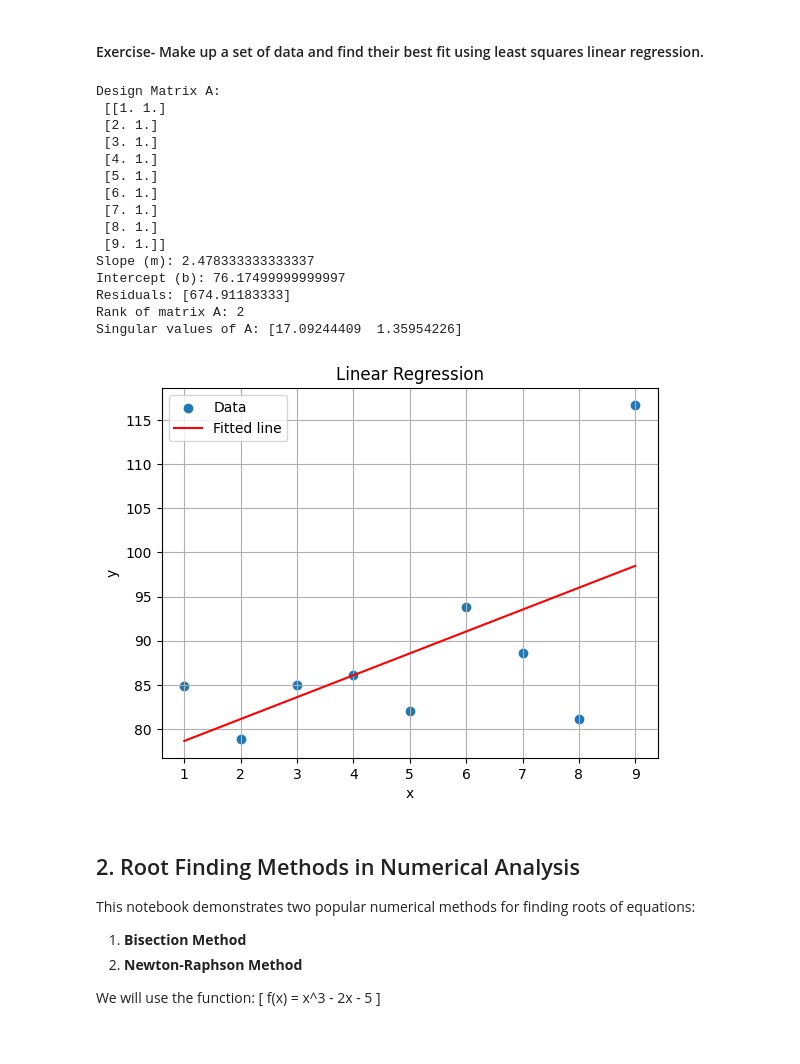
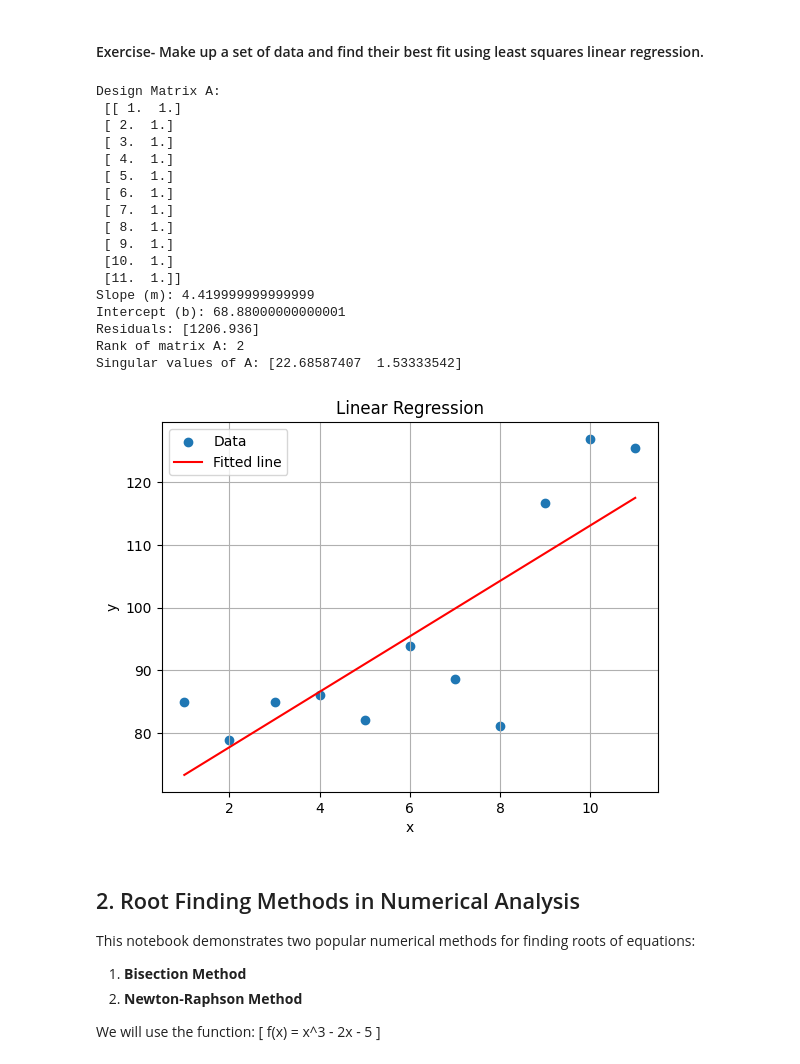
Before and after one commit to JakeC05/Engineering-Methods, a Jupyter notebook: Lecture 9 Basic_Numerical_Methods.ipynb, the cells around one changed output. Cells and saved outputs as stored; diff of their text form; code cells hidden in the pictures.

```diff
--- a/Lecture 9 Basic_Numerical_Methods.ipynb
+++ b/Lecture 9 Basic_Numerical_Methods.ipynb
@@ -77,51 +77,53 @@ Singular values of A: [7.69121313 0.91936964]
 #### Exercise- Make up a set of data and find their best fit using least squares linear regression.
 # %%
 # Your code here
-x = np.array([1, 2, 3, 4, 5,6,7,8,9])
-y = np.array([84.9,78.9,85,86.1,82,93.8,88.6,81.1,116.7])
+x = np.array([1, 2, 3, 4, 5,6,7,8,9,10,11])
+y = np.array([84.9,78.9,85,86.1,82,93.8,88.6,81.1,116.7,126.9,125.4])
 
 # Step 2: Build matrix A: Each row represents the linear model y=mx+c.
 A = np.vstack([x, np.ones(len(x))]).T # Stack x and a column of ones and then transpose it
 print ("Design Matrix A:\n", A) # The first column is the value of x. The second column is always 1, which allows us to solve for the intercept c.
 
 # Step 3: Fit line using least squares- it solves for the slope m and intercept c of the best-fit line
 # np.linalg.lstsq returns a tuple (coeffs, residuals, rank, s), so unpack accordingly.
 coeffs, residuals, rank, s = np.linalg.lstsq(A, y, rcond=None)
 m = coeffs[0]
 b = coeffs[1]
 
 # Step 4: Output the results and plot them
 print("Slope (m):", m)
 print("Intercept (b):", b)
 print("Residuals:", residuals)
 print("Rank of matrix A:", rank)
 print("Singular values of A:", s)
 
 plt.scatter(x, y, label='Data')
 plt.plot(x, m*x + b, 'r', label='Fitted line')
 plt.legend()
 plt.title('Linear Regression')
 plt.xlabel('x')
 plt.ylabel('y')
 plt.grid(True)
 plt.show()
 # %% [output]
 Design Matrix A:
- [[1. 1.]
- [2. 1.]
- [3. 1.]
- [4. 1.]
- [5. 1.]
- [6. 1.]
- [7. 1.]
- [8. 1.]
- [9. 1.]]
-Slope (m): 2.478333333333337
-Intercept (b): 76.17499999999997
-Residuals: [674.91183333]
+ [[ 1.  1.]
+ [ 2.  1.]
+ [ 3.  1.]
+ [ 4.  1.]
+ [ 5.  1.]
+ [ 6.  1.]
+ [ 7.  1.]
+ [ 8.  1.]
+ [ 9.  1.]
+ [10.  1.]
+ [11.  1.]]
+Slope (m): 4.419999999999999
+Intercept (b): 68.88000000000001
+Residuals: [1206.936]
 Rank of matrix A: 2
-Singular values of A: [17.09244409  1.35954226]
+Singular values of A: [22.68587407  1.53333542]
-[figure, old version]
+[figure, new version]
 # %% [markdown]
 
 ## 2. Root Finding Methods in Numerical Analysis
```
Also changed, not shown: parts of 1 cell of this notebook, 3 other files.
